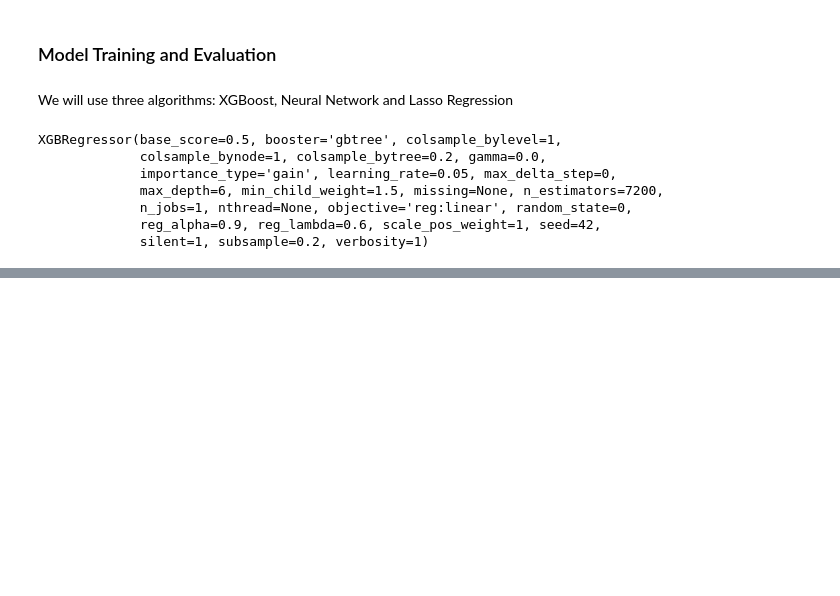
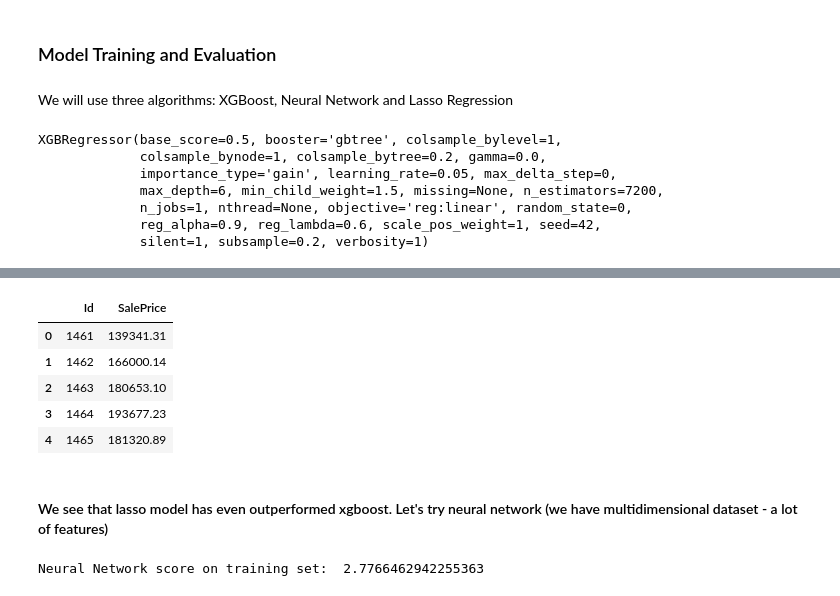
Before and after one commit to lenchyk/ML_Practice, a Jupyter notebook: Housing/Housing.ipynb, the cells around one changed output, grey strips where cells are left out. Cells and saved outputs as stored; diff of their text form; code cells hidden in the pictures; blank space fills up the shorter version.

```diff
--- a/Housing/Housing.ipynb
+++ b/Housing/Housing.ipynb
@@ -772,0 +798,50 @@ AttributeError: 'XGBRegressor' object has no attribute 'feature_names'
+# %%
+lasso_model = pd.read_csv('lasso_model.csv')
+lasso_model.head()
+# %% [output]
+|  | Id | SalePrice |
+| 0 | 1461 | 139341.31 |
+| 1 | 1462 | 166000.14 |
+| 2 | 1463 | 180653.10 |
+| 3 | 1464 | 193677.23 |
+| 4 | 1465 | 181320.89 |
+# %% [markdown]
+#### We see that lasso model has even outperformed xgboost. Let's try neural network (we have multidimensional dataset - a lot of features)
+# %%
+from keras.models import Sequential
+from keras.layers import Dense
+from keras.wrappers.scikit_learn import KerasRegressor
+from sklearn.preprocessing import StandardScaler
+
+np.random.seed(42)
+
+# create Model
+# define base model
+def base_model():
+    model = Sequential()
+    model.add(Dense(20, input_dim=399, init='normal', activation='relu'))
+    model.add(Dense(10, init='normal', activation='relu'))
+    model.add(Dense(1, init='normal'))
+    model.compile(loss='mean_squared_error', optimizer='adam')
+    return model
+
+seed = 7
+np.random.seed(seed)
+
+scale = StandardScaler()
+X_train = scale.fit_transform(train_x)
+X_test = scale.fit_transform(test_new)
+
+keras_label = train_y.as_matrix()
+clf = KerasRegressor(build_fn=base_model, nb_epoch=1000, batch_size=5, verbose=0)
+clf.fit(X_train, keras_label)
+
+# make prediction and create the submission file
+kpred = clf.predict(X_test)
+#kpred = np.exp(kpred)
+pred_df = pd.DataFrame(kpred, index=test["Id"], columns = ["SalePrice"])
+pred_df.to_csv('keras_model.csv', header=True, index_label='Id')
+# rmse
+print("Neural Network score on training set: ", rmse(keras_label, kpred[:1456]))
+# %% [output]
+Neural Network score on training set:  2.7766462942255363
```
Also changed, not shown: parts of 28 cells of this notebook, 3 other files.
